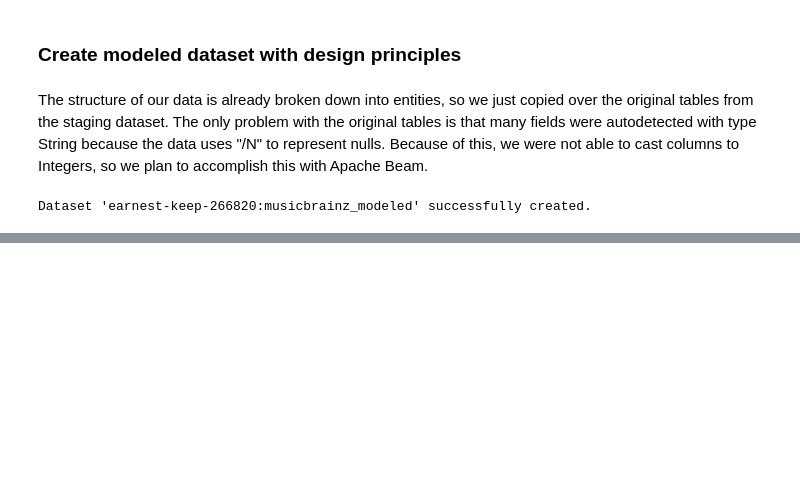
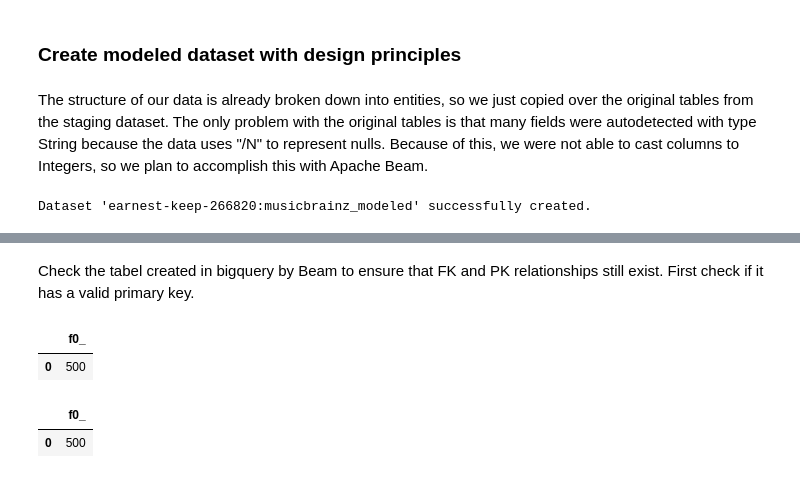
Before and after one commit to eiler-s/musicDatabase, a Jupyter notebook: musicbrainz_modeled.ipynb, the cells around one changed output, grey strips where cells are left out. Cells and saved outputs as stored; diff of their text form; code cells hidden in the pictures; blank space fills up the shorter version.

```diff
--- a/musicbrainz_modeled.ipynb
+++ b/musicbrainz_modeled.ipynb
@@ -70,0 +186,15 @@ select * from musicbrainz_staging.Work
+# %% [markdown]
+Check the tabel created in bigquery by Beam to ensure that FK and PK relationships still exist.
+First check if it has a valid primary key.
+# %%
+%%bigquery
+select count(distinct ab.area_id) from musicbrainz_modeled.Area_Beam as ab
+# %% [output]
+|  | f0_ |
+| 0 | 500 |
+# %%
+%%bigquery
+select count(ab.area_id) from musicbrainz_modeled.Area_Beam as ab
+# %% [output]
+|  | f0_ |
+| 0 | 500 |
```
Also changed, not shown: parts of 124 cells of this notebook, 1 other file.
